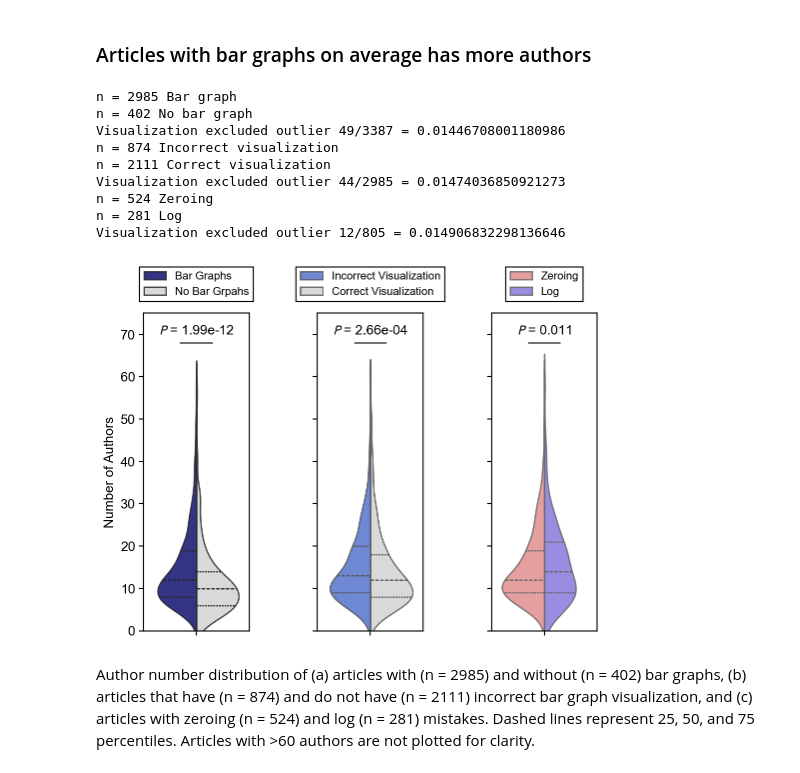
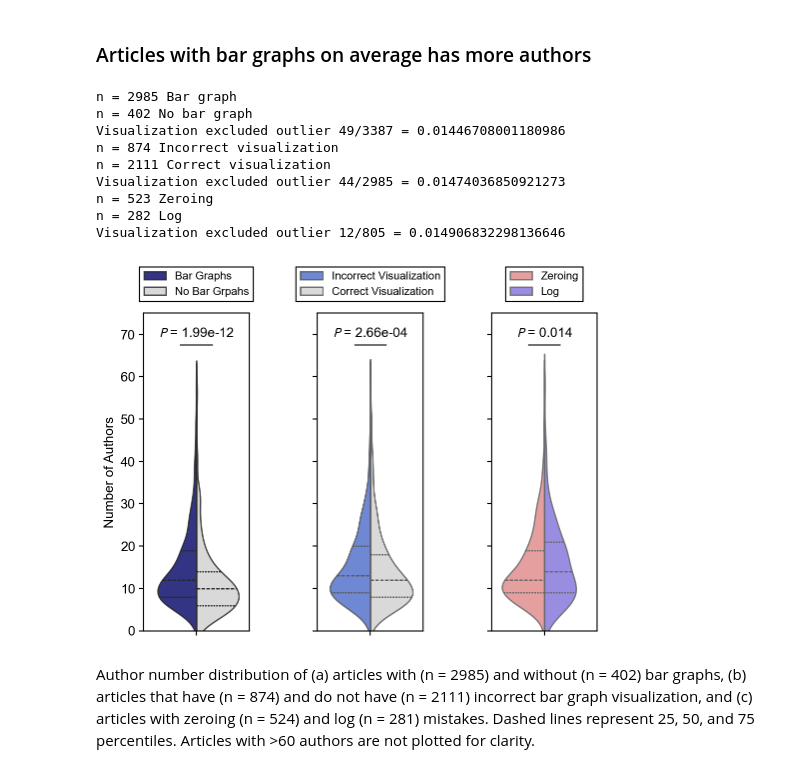
Before and after one commit to tengjuilin/misused-bar-graphs, a Jupyter notebook: bar-graph-classification.ipynb, the cells around one changed output. Saved outputs shown, nothing was run; the diff lists cells and outputs as text; code cells hidden in the pictures.

```diff
--- a/bar-graph-classification.ipynb
+++ b/bar-graph-classification.ipynb
@@ -566,13 +566,14 @@ stat, pvalue = scipy.stats.mannwhitneyu(
     articles_df.loc[articles_df[HAS_BAR_GRAPH_LABEL] == False, NUM_AUTHORS_LABEL],
 )
 axs[0].text(
-    0,
-    70,
+    0.5,
+    0.925,
     '$\it{P}$ = ' + f'{pvalue:.2e}',
     ha='center',
+    transform=axs[0].transAxes,
 )
 axs[0].axhline(
-    68,
+    0.9 * axs[0].get_ylim()[1],
     0.35,
     0.65,
     color='k',
@@ -618,13 +619,14 @@ stat, pvalue = scipy.stats.mannwhitneyu(
     articles_df.loc[articles_df[HAS_MISUSE_LABEL] == True, NUM_AUTHORS_LABEL],
 )
 axs[1].text(
-    0,
-    70,
+    0.5,
+    0.925,
     '$\it{P}$ = ' + f'{pvalue:.2e}',
     ha='center',
+    transform=axs[1].transAxes,
 )
 axs[1].axhline(
-    68,
+    0.9 * axs[1].get_ylim()[1],
     0.35,
     0.65,
     color='k',
@@ -670,41 +672,42 @@ stat, pvalue = scipy.stats.mannwhitneyu(
     articles_df.loc[articles_df[LOG_PROBLEM_LABEL] == True, NUM_AUTHORS_LABEL],
 )
 axs[2].text(
-    0,
-    70,
+    0.5,
+    0.925,
     '$\it{P}$ = ' + f'{pvalue:.2}',
     ha='center',
+    transform=axs[2].transAxes,
 )
 axs[2].axhline(
-    68,
+    0.9 * axs[2].get_ylim()[1],
     0.35,
     0.65,
     color='k',
     lw=1,
 )
 
 # configure legend
 sns.move_legend(
     violin,
     loc='lower center',
     **dict(
         bbox_to_anchor=(0.5, 1.02),
         title='',
         labels=[ZERO_LABEL, LOG_LABEL],
     )
 )
 plt.tight_layout()
 # fig.savefig('article-author-correlation.pdf')
 # %% [output]
 n = 2985 Bar graph
 n = 402 No bar graph
 Visualization excluded outlier 49/3387 = 0.01446708001180986
 n = 874 Incorrect visualization
 n = 2111 Correct visualization
 Visualization excluded outlier 44/2985 = 0.01474036850921273
-n = 524 Zeroing
-n = 281 Log
+n = 523 Zeroing
+n = 282 Log
 Visualization excluded outlier 12/805 = 0.014906832298136646
-[figure, old version]
+[figure, new version]
 # %% [markdown]
 Author number distribution of (a) articles with (n = 2985) and without (n = 402) bar graphs, (b) articles that have (n = 874) and do not have (n = 2111) incorrect bar graph visualization, and (c) articles with zeroing (n = 524) and log (n = 281) mistakes. Dashed lines represent 25, 50, and 75 percentiles. Articles with >60 authors are not plotted for clarity.
```
Also changed, not shown: parts of 1 cell of this notebook, 1 other file.
